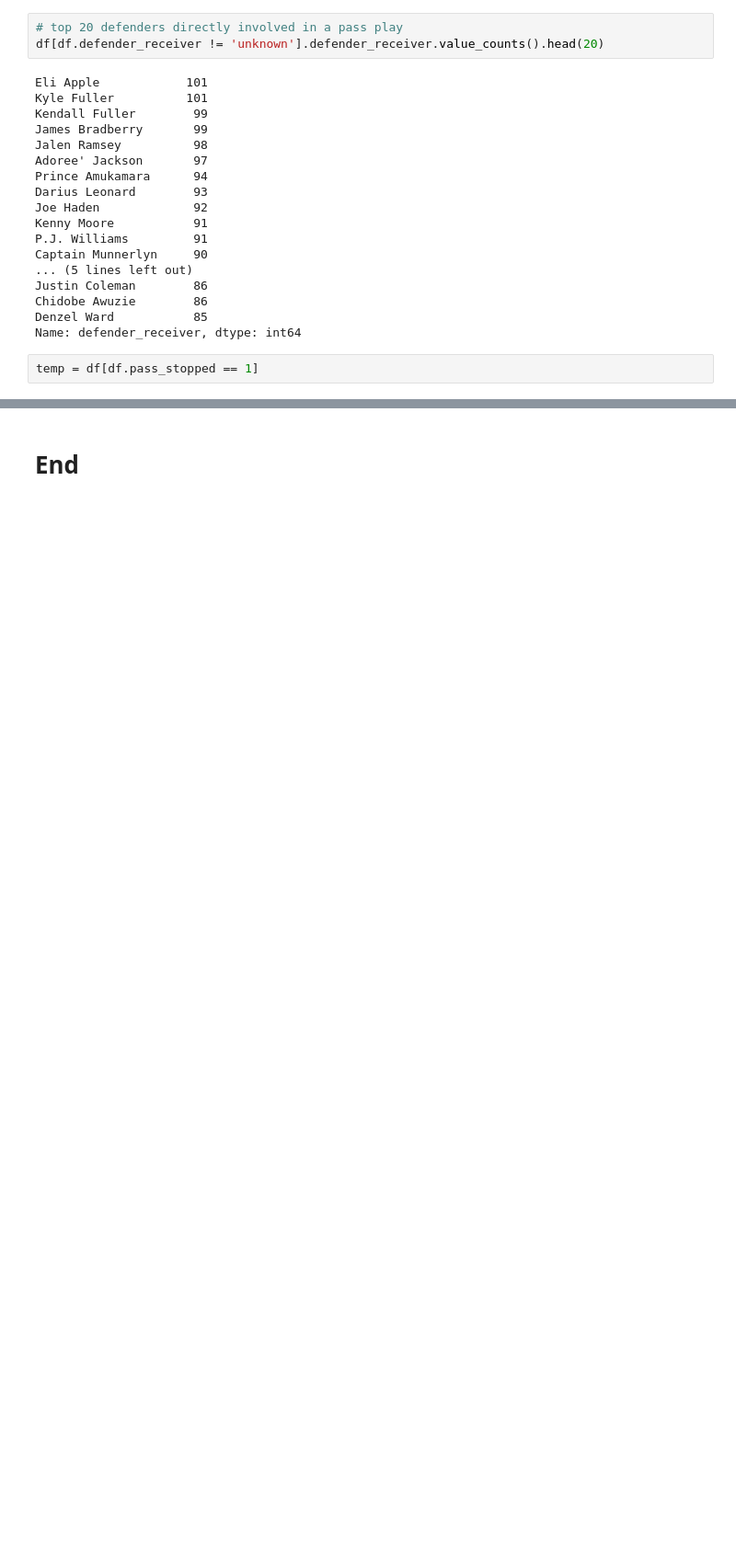
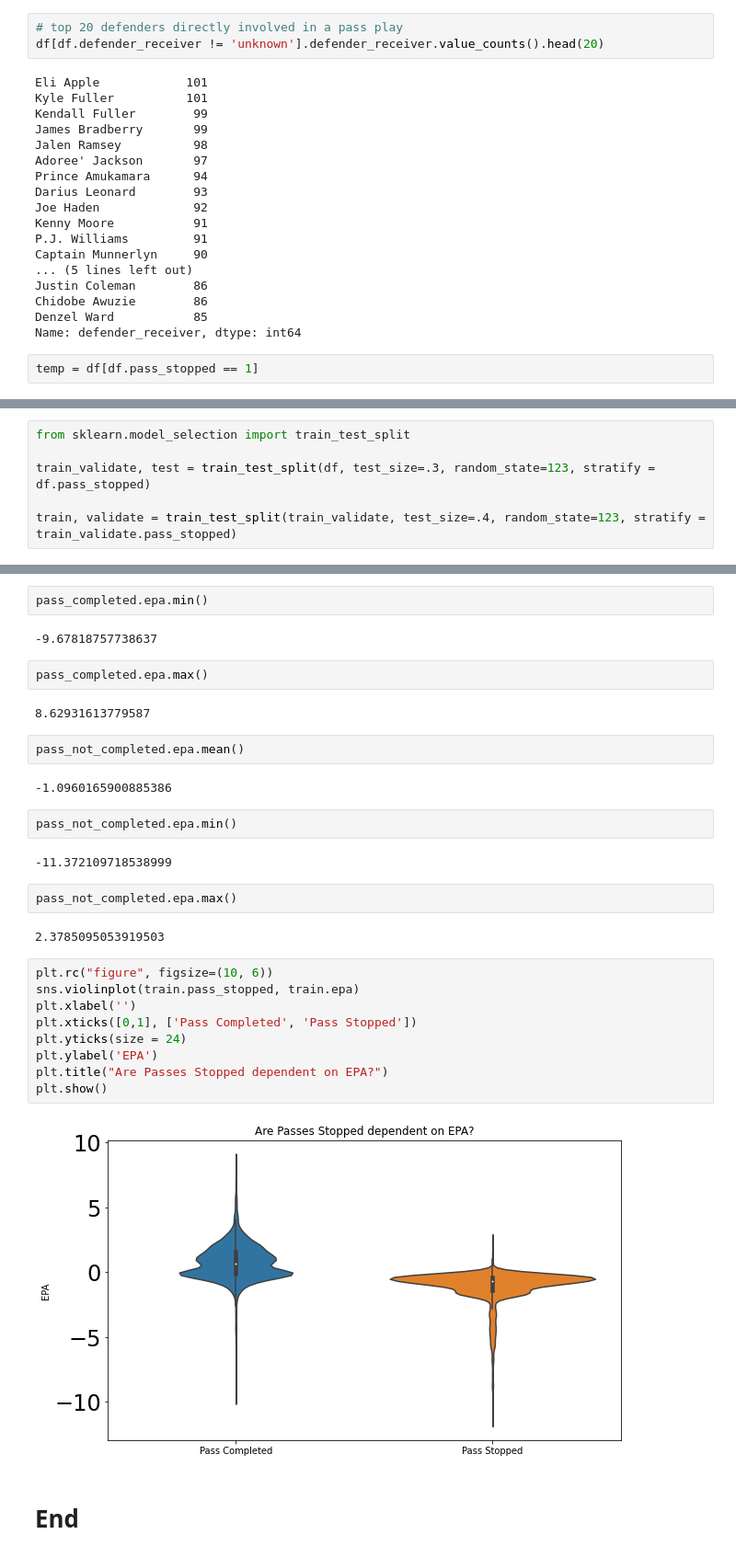
Before and after one commit to Fourth-and-Four/NFL-Big-Data-Bowl-2021, a Jupyter notebook: gn_phase2.ipynb, the cells around one changed output, grey strips where cells are left out. Shown at 92% size. Saved outputs shown, nothing was run; the diff lists cells and outputs as text; blank space fills up the shorter version.

```diff
--- a/gn_phase2.ipynb
+++ b/gn_phase2.ipynb
@@ -705,0 +707,6 @@ Name: defender_receiver, dtype: int64
+# %%
+from sklearn.model_selection import train_test_split
+
+train_validate, test = train_test_split(df, test_size=.3, random_state=123, stratify = df.pass_stopped)
+
+train, validate = train_test_split(train_validate, test_size=.4, random_state=123, stratify = train_validate.pass_stopped)
@@ -706,2 +725,33 @@ Name: defender_receiver, dtype: int64
+# %%
+pass_completed.epa.min()
+# %% [output]
+-9.67818757738637
+# %%
+pass_completed.epa.max()
+# %% [output]
+8.62931613779587
+# %%
+pass_not_completed.epa.mean()
+# %% [output]
+-1.0960165900885386
+# %%
+pass_not_completed.epa.min()
+# %% [output]
+-11.372109718538999
+# %%
+pass_not_completed.epa.max()
+# %% [output]
+2.3785095053919503
+# %%
+plt.rc("figure", figsize=(10, 6))
+sns.violinplot(train.pass_stopped, train.epa)
+plt.xlabel('')
+plt.xticks([0,1], ['Pass Completed', 'Pass Stopped'])
+plt.yticks(size = 24)
+plt.ylabel('EPA')
+plt.title("Are Passes Stopped dependent on EPA?")
+plt.show()
+# %% [output]
+[figure, added]
 # %% [markdown]
 # End
```
Also changed, not shown: parts of 7 cells of this notebook.
